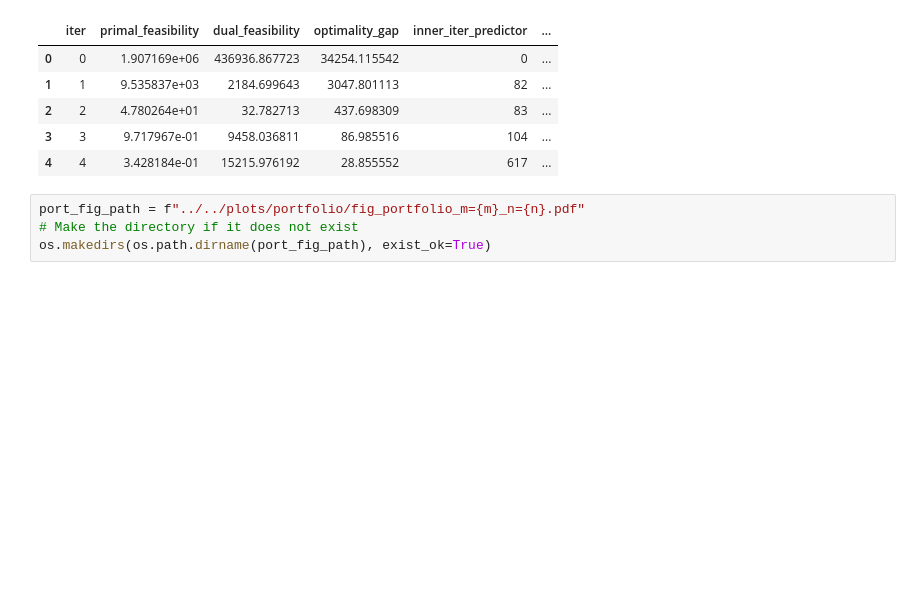
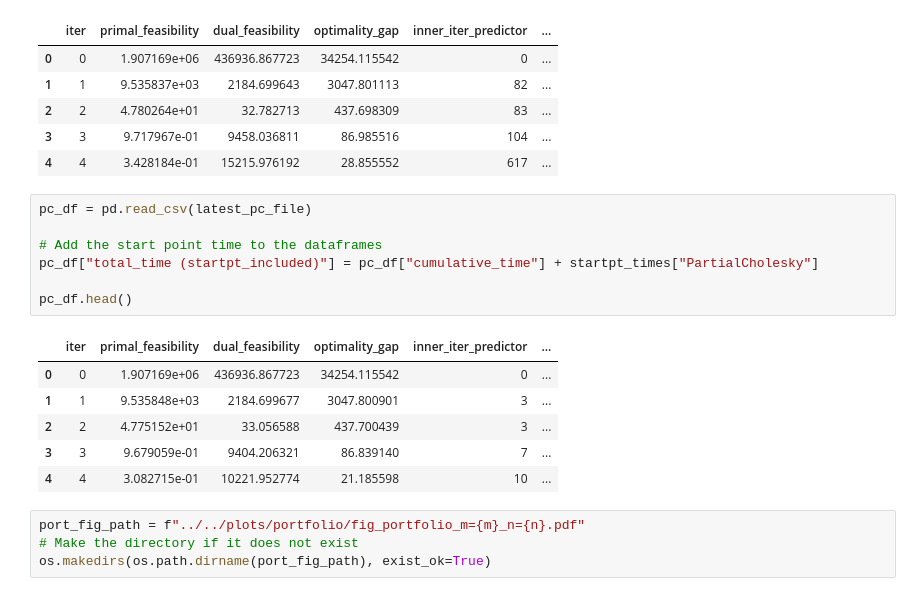
Before and after one commit to udellgroup/Nys-IP-PMM, a Jupyter notebook: notebooks/Portfolio_analysis/plotting.ipynb, the cells around one changed output. Cells and saved outputs as stored; diff of their text form; blank space fills up the shorter version.

```diff
--- a/notebooks/Portfolio_analysis/plotting.ipynb
+++ b/notebooks/Portfolio_analysis/plotting.ipynb
@@ -102,6 +106,20 @@ noP_df.head()
 | 2 | 2 | 4.780264e+01 | 32.782713 | 437.698309 | 83 | ... |
 | 3 | 3 | 9.717967e-01 | 9458.036811 | 86.985516 | 104 | ... |
 | 4 | 4 | 3.428184e-01 | 15215.976192 | 28.855552 | 617 | ... |
+# %%
+pc_df = pd.read_csv(latest_pc_file)
+
+# Add the start point time to the dataframes
+pc_df["total_time (startpt_included)"] = pc_df["cumulative_time"] + startpt_times["PartialCholesky"]
+
+pc_df.head()
+# %% [output]
+|  | iter | primal_feasibility | dual_feasibility | optimality_gap | inner_iter_predictor | ... |
+| 0 | 0 | 1.907169e+06 | 436936.867723 | 34254.115542 | 0 | ... |
+| 1 | 1 | 9.535848e+03 | 2184.699677 | 3047.800901 | 3 | ... |
+| 2 | 2 | 4.775152e+01 | 33.056588 | 437.700439 | 3 | ... |
+| 3 | 3 | 9.679059e-01 | 9404.206321 | 86.839140 | 7 | ... |
+| 4 | 4 | 3.082715e-01 | 10221.952774 | 21.185598 | 10 | ... |
 # %%
 port_fig_path = f"../../plots/portfolio/fig_portfolio_m={m}_n={n}.pdf"
 # Make the directory if it does not exist
```
Also changed, not shown: parts of 4 cells of this notebook, 7 other files.
